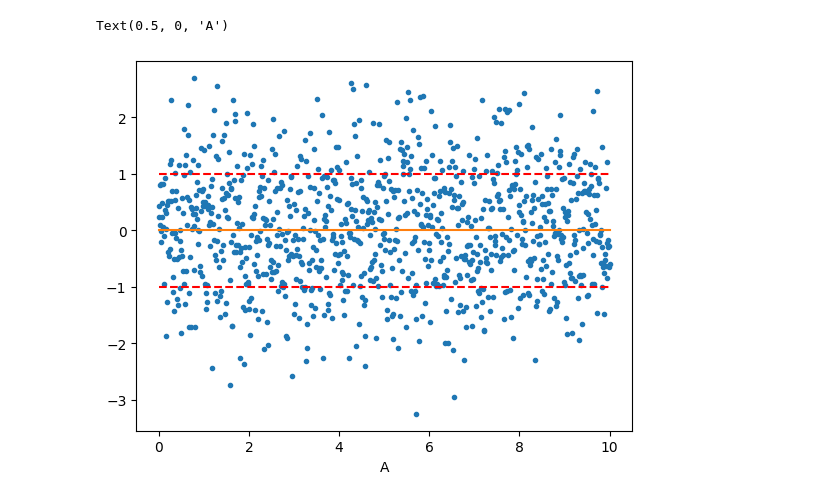
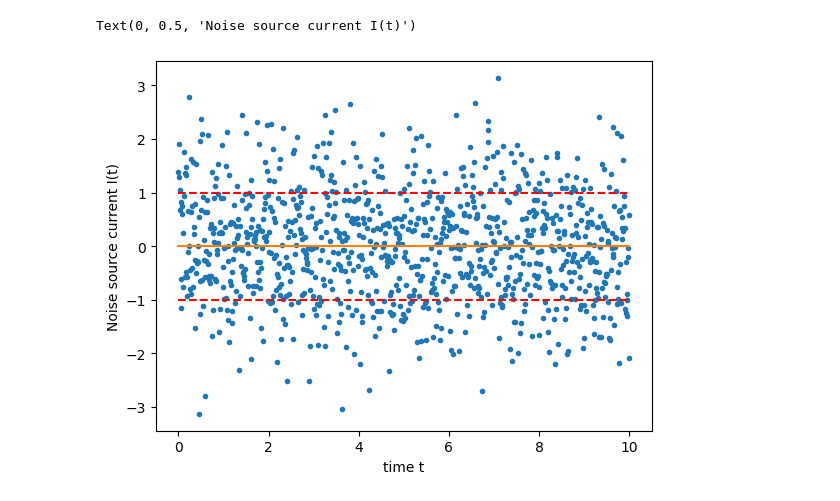
Before and after one commit to suanno/annotazioni, a Jupyter notebook: Noise and wak measure/scatter.ipynb, the cells around one changed output. Cells and saved outputs as stored; diff of their text form; code cells hidden in the pictures.

Commit message:
Noise updates

```diff
--- a/Noise and wak measure/scatter.ipynb
+++ b/Noise and wak measure/scatter.ipynb
@@ -1,20 +1,20 @@
 # %%
 import numpy as np
 import matplotlib.pyplot as plt
 
 N = 1000
 tmax = 10
 sigma = 1
 x = np.linspace(0,tmax,N)
 y = np.random.normal(0,sigma,N)
 
 fig, ax = plt.subplots()
 plt.plot(x,y,'.')
 plt.plot(x,np.zeros(N))
 plt.plot(x, sigma*np.ones(N),'--',color="red")
 plt.plot(x, -sigma*np.ones(N),'--',color="red")
 ax.set_xlabel("time t")
-ax.set_ylabel("I(t)")
+ax.set_ylabel("Noise source current I(t)")
 # %% [output]
-Text(0.5, 0, 'A')
+Text(0, 0.5, 'Noise source current I(t)')
-[figure, old version]
+[figure, new version]
```
Also changed, not shown: parts of 2 cells of this notebook, 5 other files.
